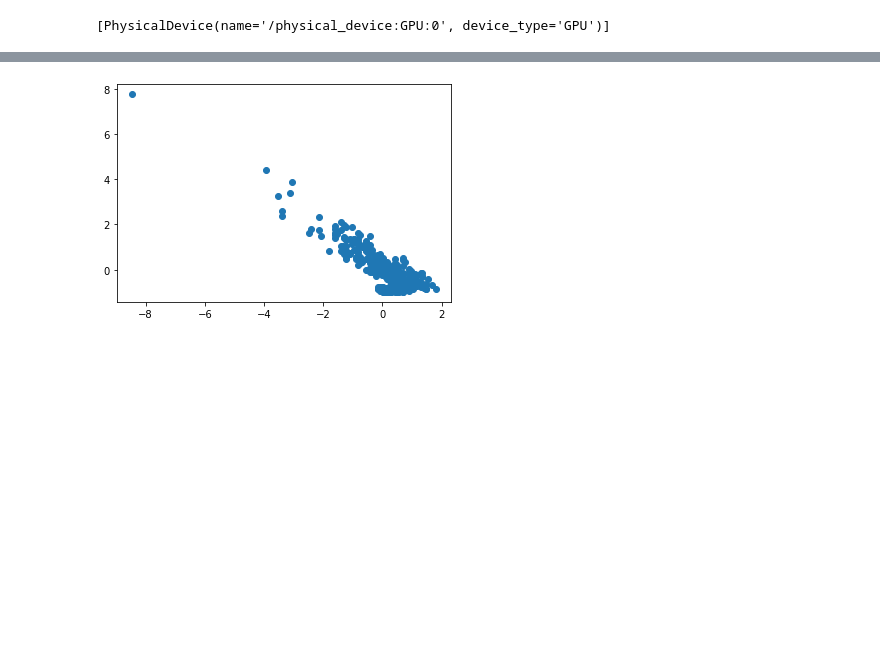
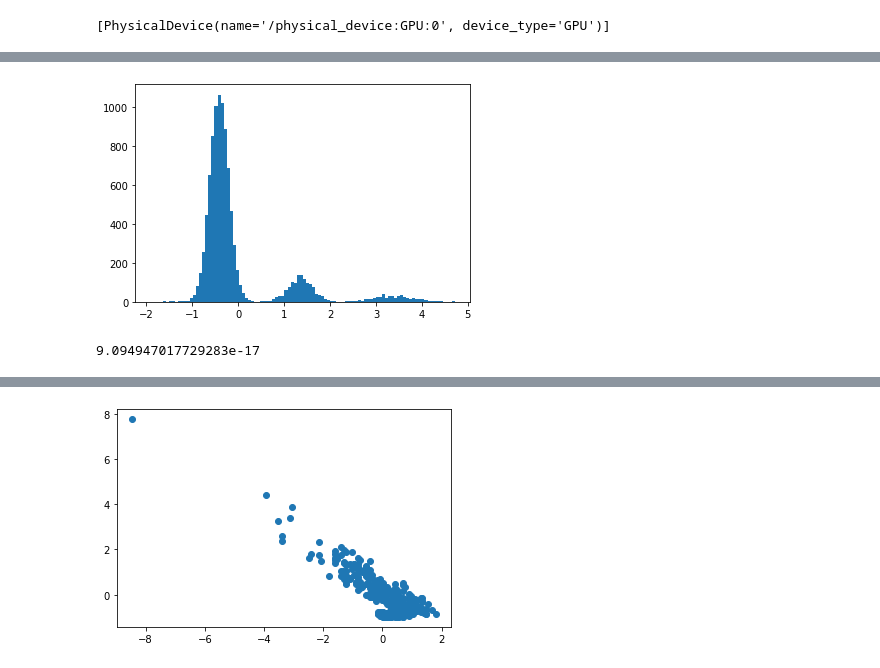
Before and after one commit to Anish144/causal_discovery_bayesian_model_selection, a Jupyter notebook: notebooks/data_playground.ipynb, the cells around one changed output, grey strips where cells are left out. Saved outputs shown, nothing was run; the diff lists cells and outputs as text; code cells hidden in the pictures; blank space fills up the shorter version.

```diff
--- a/notebooks/data_playground.ipynb
+++ b/notebooks/data_playground.ipynb
@@ -56,3 +56,12 @@ plt.show()
+# %%
+plt.hist(input[:, 0], bins=100)
+plt.show()
+# %% [output]
+[figure, added]
+# %%
+input.mean()
+# %% [output]
+9.094947017729283e-17
 # %%
 plt.scatter(input[:, 0], output[:, 0])
 plt.show()
```
Also changed, not shown: parts of 3 cells of this notebook, 5 other files.
